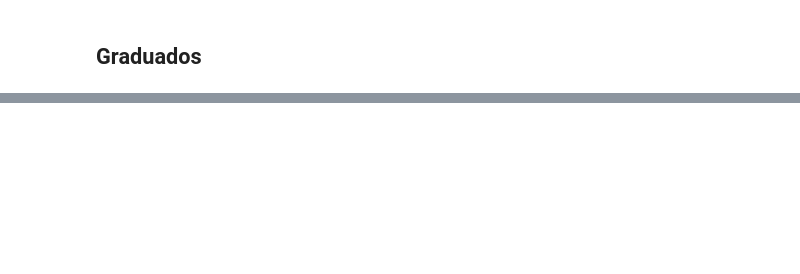
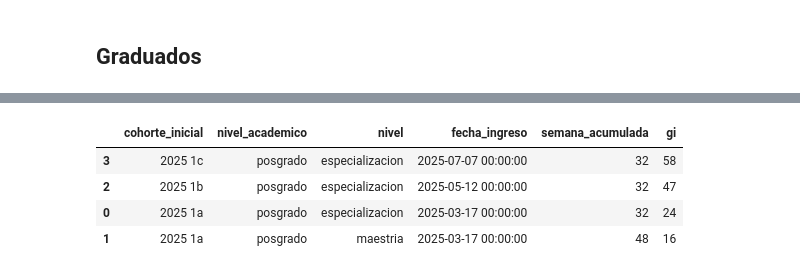
Before and after one commit to juanjimenez-design/central_perm_flow, a Jupyter notebook: notebooks/nb_calac_activos_baj_grad.ipynb, the cells around one changed output, grey strips where cells are left out. Cells and saved outputs as stored; diff of their text form; code cells hidden in the pictures; blank space fills up the shorter version.

```diff
--- a/notebooks/nb_calac_activos_baj_grad.ipynb
+++ b/notebooks/nb_calac_activos_baj_grad.ipynb
@@ -185,2 +149,42 @@ bajas_calendario_academico = catalog.load('bajas_calendario_academico')
 # %% [markdown]
 ## Graduados
+# %%
+graduados_calendario_academico = nodes_abg.momento_grado(
+    # 1. Referencias a datasets/DataFrames
+    central_estaca=central_estaca_sd,
+    central_calaca=central_calaca_uptoday.drop(columns= 'cohorte'),
+
+    # 2. Configuración de lógica de negocio (Duraciones y Grado Inmediato)
+    dict_duracion=parameters['graduados_calac']['dict_niveles_duracion'],
+    col_gi=parameters['graduados_calac']['graduation_col_gi'],
+
+    # 3. Parámetro de seguridad (Semanas por defecto si falla el cálculo)
+    fallback_weeks=parameters['graduados_calac']['graduation_fallback_weeks'],
+
+    # 4. Llaves para el cruce de tablas (Joins)
+    join_left=parameters['graduados_calac']['graduation_join_keys_left'],
+    join_right=parameters['graduados_calac']['graduation_join_keys_right']
+)
+# %%
+# 1. Obtenemos el Top 10 (mismo proceso que antes)
+top_diez_graduacion = (
+    graduados_calendario_academico
+    .loc[:, ['cohorte_inicial','nivel_academico','nivel', 'fecha_ingreso', 'semana_acumulada', 'gi']]
+    .groupby(['cohorte_inicial','nivel_academico','nivel',  'fecha_ingreso', 'semana_acumulada'])
+    .agg({'gi': 'sum'})
+    .reset_index()
+    .sort_values(by='gi', ascending=False)
+    .head(100)
+)
+
+# 2. Aplicamos las barras de datos de color rojo
+top_diez_estilado = top_diez_graduacion.style.bar(
+    subset=['gi'],
+    color="#41747A", # Un verde suave tipo "soft green"
+    align='left',    # Las barras nacen desde la izquierda
+    vmin=0           # El mínimo es cero para que la escala sea real
+)
+
+# Visualizar en el Notebook
+top_diez_estilado
+# %% [output]
@@ -186,0 +192,5 @@ bajas_calendario_academico = catalog.load('bajas_calendario_academico')
+|  | cohorte_inicial | nivel_academico | nivel | fecha_ingreso | semana_acumulada | gi |
+| 3 | 2025 1c | posgrado | especializacion | 2025-07-07 00:00:00 | 32 | 58 |
+| 2 | 2025 1b | posgrado | especializacion | 2025-05-12 00:00:00 | 32 | 47 |
+| 0 | 2025 1a | posgrado | especializacion | 2025-03-17 00:00:00 | 32 | 24 |
+| 1 | 2025 1a | posgrado | maestria | 2025-03-17 00:00:00 | 48 | 16 |
```
Also changed, not shown: parts of 42 cells of this notebook, 4 other files.
